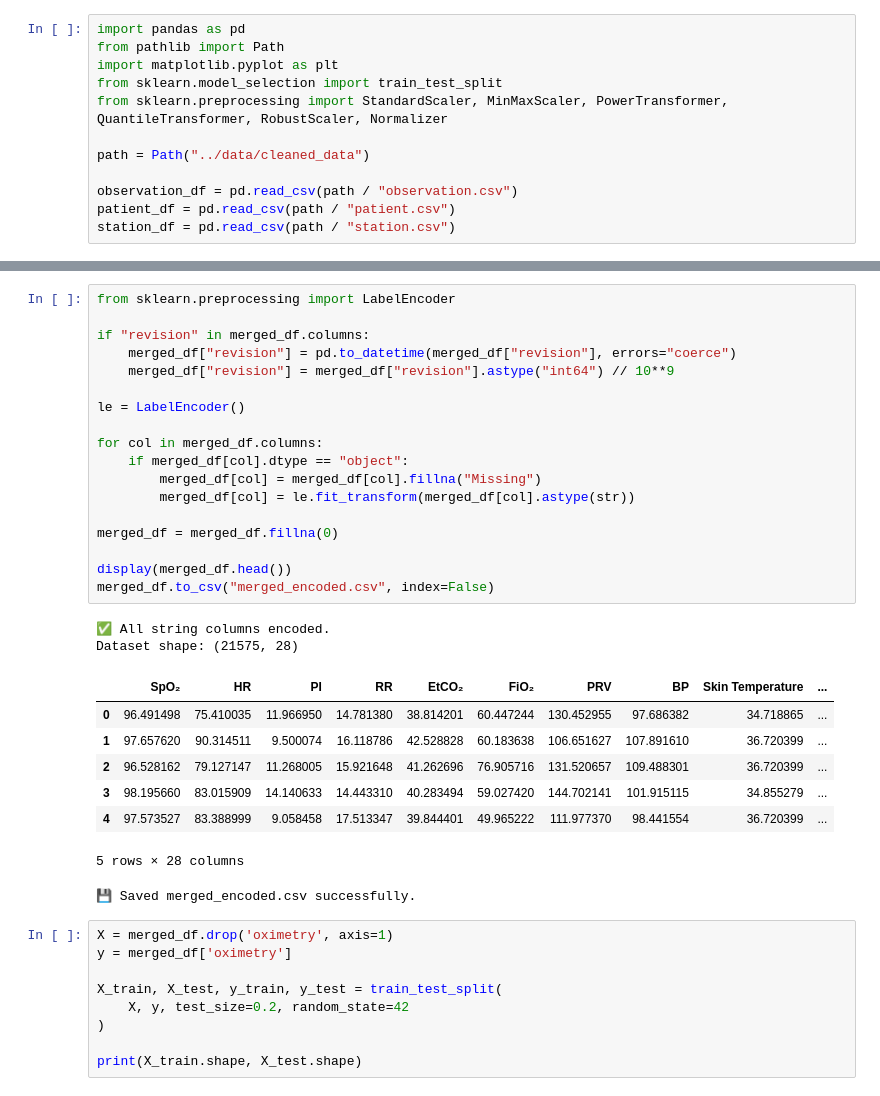
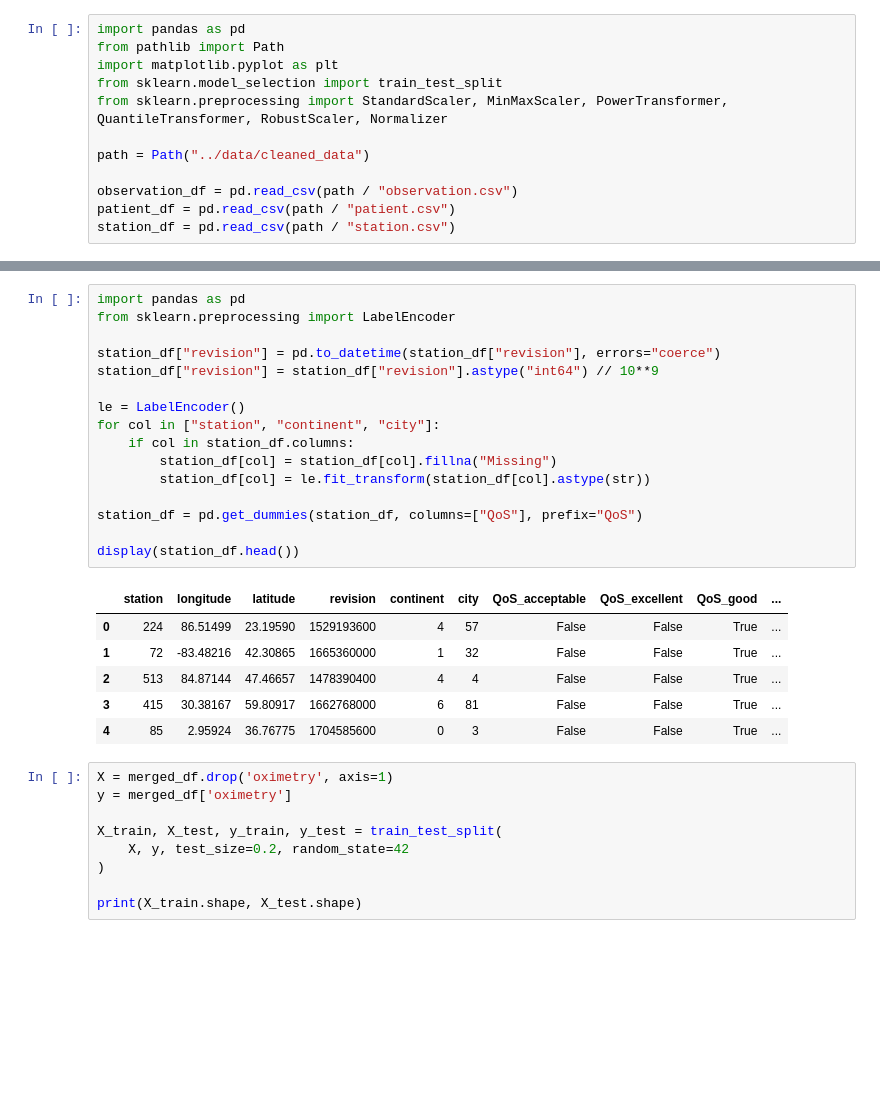
Before and after one commit to frtndmd/iau_Kosharova_Oliinyk_67, a Jupyter notebook: src/faza2.ipynb, the cells around one changed output, grey strips where cells are left out. Drawn from its saved outputs; the diff is of its cells as text; blank space fills up the shorter version.

Commit message:
merge + encode 2

```diff
--- a/src/faza2.ipynb
+++ b/src/faza2.ipynb
@@ -37,32 +28,26 @@ Non-null station data: 100.0 %
 # %%
+import pandas as pd
 from sklearn.preprocessing import LabelEncoder
 
-if "revision" in merged_df.columns:
-    merged_df["revision"] = pd.to_datetime(merged_df["revision"], errors="coerce")
-    merged_df["revision"] = merged_df["revision"].astype("int64") // 10**9
+station_df["revision"] = pd.to_datetime(station_df["revision"], errors="coerce")
+station_df["revision"] = station_df["revision"].astype("int64") // 10**9
 
 le = LabelEncoder()
+for col in ["station", "continent", "city"]:
+    if col in station_df.columns:
+        station_df[col] = station_df[col].fillna("Missing")
+        station_df[col] = le.fit_transform(station_df[col].astype(str))
 
-for col in merged_df.columns:
-    if merged_df[col].dtype == "object":
-        merged_df[col] = merged_df[col].fillna("Missing")
-        merged_df[col] = le.fit_transform(merged_df[col].astype(str))
+station_df = pd.get_dummies(station_df, columns=["QoS"], prefix="QoS")
 
-merged_df = merged_df.fillna(0)
-
-display(merged_df.head())
-merged_df.to_csv("merged_encoded.csv", index=False)
+display(station_df.head())
 # %% [output]
-✅ All string columns encoded.
-Dataset shape: (21575, 28)
-|  | SpO₂ | HR | PI | RR | EtCO₂ | FiO₂ | PRV | BP | Skin Temperature | ... |
-| 0 | 96.491498 | 75.410035 | 11.966950 | 14.781380 | 38.814201 | 60.447244 | 130.452955 | 97.686382 | 34.718865 | ... |
-| 1 | 97.657620 | 90.314511 | 9.500074 | 16.118786 | 42.528828 | 60.183638 | 106.651627 | 107.891610 | 36.720399 | ... |
-| 2 | 96.528162 | 79.127147 | 11.268005 | 15.921648 | 41.262696 | 76.905716 | 131.520657 | 109.488301 | 36.720399 | ... |
-| 3 | 98.195660 | 83.015909 | 14.140633 | 14.443310 | 40.283494 | 59.027420 | 144.702141 | 101.915115 | 34.855279 | ... |
-| 4 | 97.573527 | 83.388999 | 9.058458 | 17.513347 | 39.844401 | 49.965222 | 111.977370 | 98.441554 | 36.720399 | ... |
+|  | station | longitude | latitude | revision | continent | city | QoS_acceptable | QoS_excellent | QoS_good | ... |
+| 0 | 224 | 86.51499 | 23.19590 | 1529193600 | 4 | 57 | False | False | True | ... |
+| 1 | 72 | -83.48216 | 42.30865 | 1665360000 | 1 | 32 | False | False | True | ... |
+| 2 | 513 | 84.87144 | 47.46657 | 1478390400 | 4 | 4 | False | False | True | ... |
+| 3 | 415 | 30.38167 | 59.80917 | 1662768000 | 6 | 81 | False | False | True | ... |
+| 4 | 85 | 2.95924 | 36.76775 | 1704585600 | 0 | 3 | False | False | True | ... |
-5 rows × 28 columns
-💾 Saved merged_encoded.csv successfully.
 # %%
 X = merged_df.drop('oximetry', axis=1)
 y = merged_df['oximetry']
```
Also changed, not shown: parts of 1 cell of this notebook, 3 other files.
